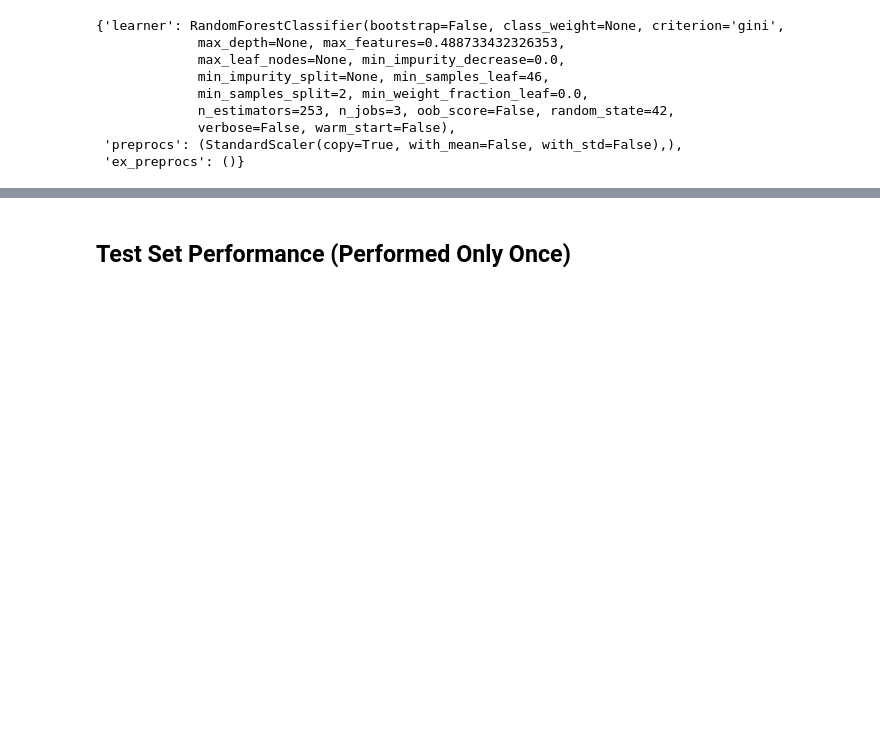
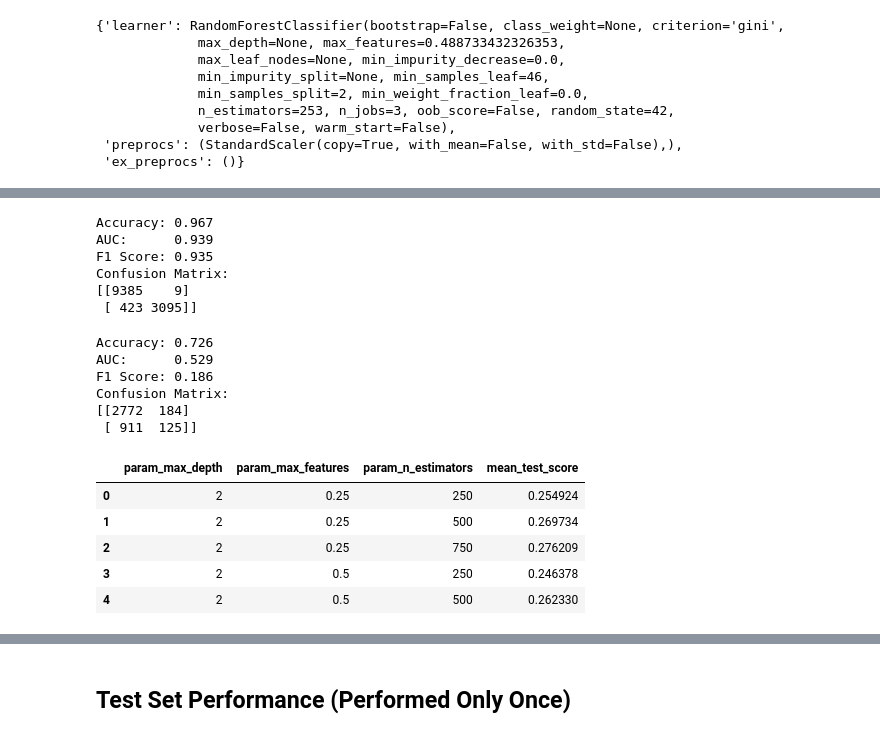
Before and after one commit to alvinjeffery/Bios8366_project, a Jupyter notebook: code/machine_learning.ipynb, the cells around one changed output, grey strips where cells are left out. Saved outputs shown, nothing was run; the diff lists cells and outputs as text; code cells hidden in the pictures; blank space fills up the shorter version.

```diff
--- a/code/machine_learning.ipynb
+++ b/code/machine_learning.ipynb
@@ -182,0 +356,29 @@ array([[2942,   14],
+# %%
+ml_eval(X_train, y_train, gbc_cv.best_estimator_)
+# %% [output]
+Accuracy: 0.967
+AUC:      0.939
+F1 Score: 0.935
+Confusion Matrix:
+[[9385    9]
+ [ 423 3095]]
+# %%
+ml_eval(X_valid, y_valid, gbc_cv.best_estimator_)
+# %% [output]
+Accuracy: 0.726
+AUC:      0.529
+F1 Score: 0.186
+Confusion Matrix:
+[[2772  184]
+ [ 911  125]]
+# %%
+df0 = pd.DataFrame(gbc_cv.cv_results_)
+df = df0[['param_max_depth', 'param_max_features', 'param_n_estimators', 'mean_test_score']]
+df.head()
+# %% [output]
+|  | param_max_depth | param_max_features | param_n_estimators | mean_test_score |
+| 0 | 2 | 0.25 | 250 | 0.254924 |
+| 1 | 2 | 0.25 | 500 | 0.269734 |
+| 2 | 2 | 0.25 | 750 | 0.276209 |
+| 3 | 2 | 0.5 | 250 | 0.246378 |
+| 4 | 2 | 0.5 | 500 | 0.262330 |
```
Also changed, not shown: parts of 38 cells of this notebook.
